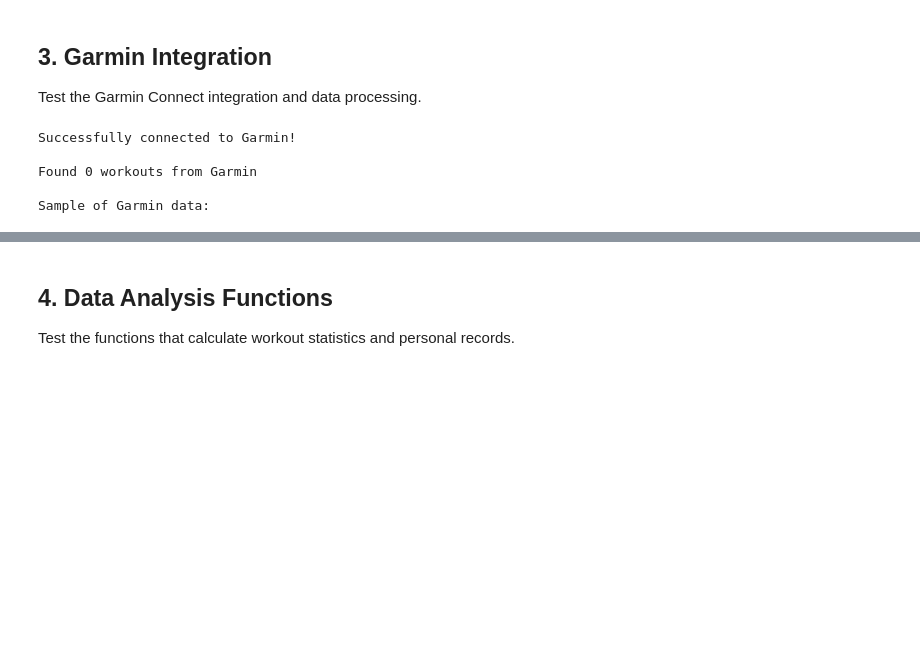
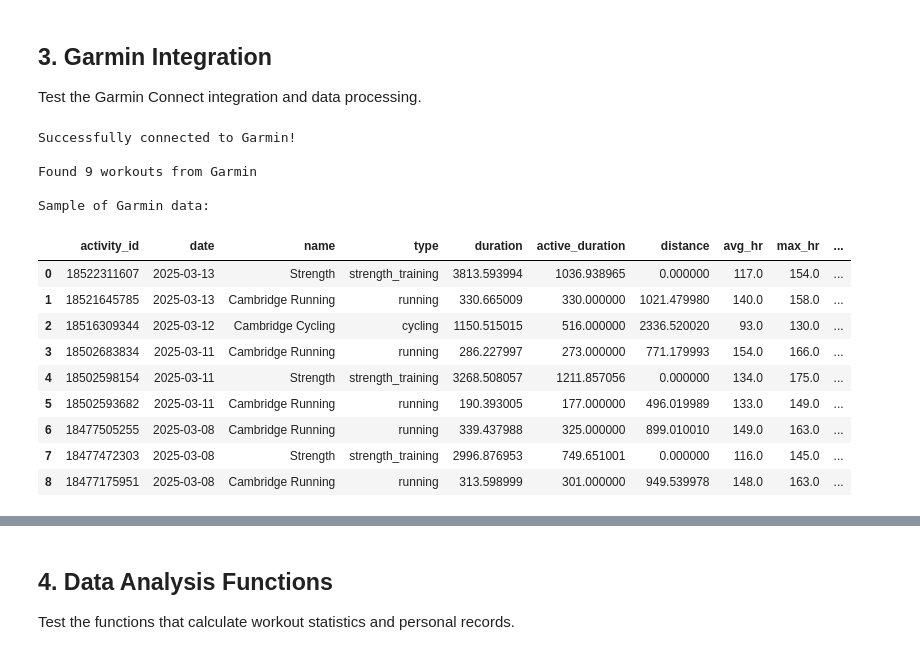
Before and after one commit to rubenchapus/gym_dashboard, a Jupyter notebook: notebooks/gym_dashboard_tutorial.ipynb, the cells around one changed output, grey strips where cells are left out. Cells and saved outputs as stored; diff of their text form; code cells hidden in the pictures; blank space fills up the shorter version.

```diff
--- a/notebooks/gym_dashboard_tutorial.ipynb
+++ b/notebooks/gym_dashboard_tutorial.ipynb
@@ -183,7 +176,7 @@ if garmin_loader.connect():
     end_date = datetime.now()
     start_date = end_date - timedelta(days=7)
 
-    garmin_data = garmin_loader.get_combined_workout_data(
+    garmin_data = garmin_loader.get_activities(
         start_date.strftime("%Y-%m-%d"),
         end_date.strftime("%Y-%m-%d")
     )
@@ -196,6 +189,19 @@ else:
 # %% [output]
 Successfully connected to Garmin!
 
-Found 0 workouts from Garmin
+Found 9 workouts from Garmin
 
 Sample of Garmin data:
+# %%
+garmin_data
+# %% [output]
+|  | activity_id | date | name | type | duration | active_duration | distance | avg_hr | max_hr | ... |
+| 0 | 18522311607 | 2025-03-13 | Strength | strength_training | 3813.593994 | 1036.938965 | 0.000000 | 117.0 | 154.0 | ... |
+| 1 | 18521645785 | 2025-03-13 | Cambridge Running | running | 330.665009 | 330.000000 | 1021.479980 | 140.0 | 158.0 | ... |
+| 2 | 18516309344 | 2025-03-12 | Cambridge Cycling | cycling | 1150.515015 | 516.000000 | 2336.520020 | 93.0 | 130.0 | ... |
+| 3 | 18502683834 | 2025-03-11 | Cambridge Running | running | 286.227997 | 273.000000 | 771.179993 | 154.0 | 166.0 | ... |
+| 4 | 18502598154 | 2025-03-11 | Strength | strength_training | 3268.508057 | 1211.857056 | 0.000000 | 134.0 | 175.0 | ... |
+| 5 | 18502593682 | 2025-03-11 | Cambridge Running | running | 190.393005 | 177.000000 | 496.019989 | 133.0 | 149.0 | ... |
+| 6 | 18477505255 | 2025-03-08 | Cambridge Running | running | 339.437988 | 325.000000 | 899.010010 | 149.0 | 163.0 | ... |
+| 7 | 18477472303 | 2025-03-08 | Strength | strength_training | 2996.876953 | 749.651001 | 0.000000 | 116.0 | 145.0 | ... |
+| 8 | 18477175951 | 2025-03-08 | Cambridge Running | running | 313.598999 | 301.000000 | 949.539978 | 148.0 | 163.0 | ... |
```
Also changed, not shown: parts of 6 cells of this notebook, 1 other file.
